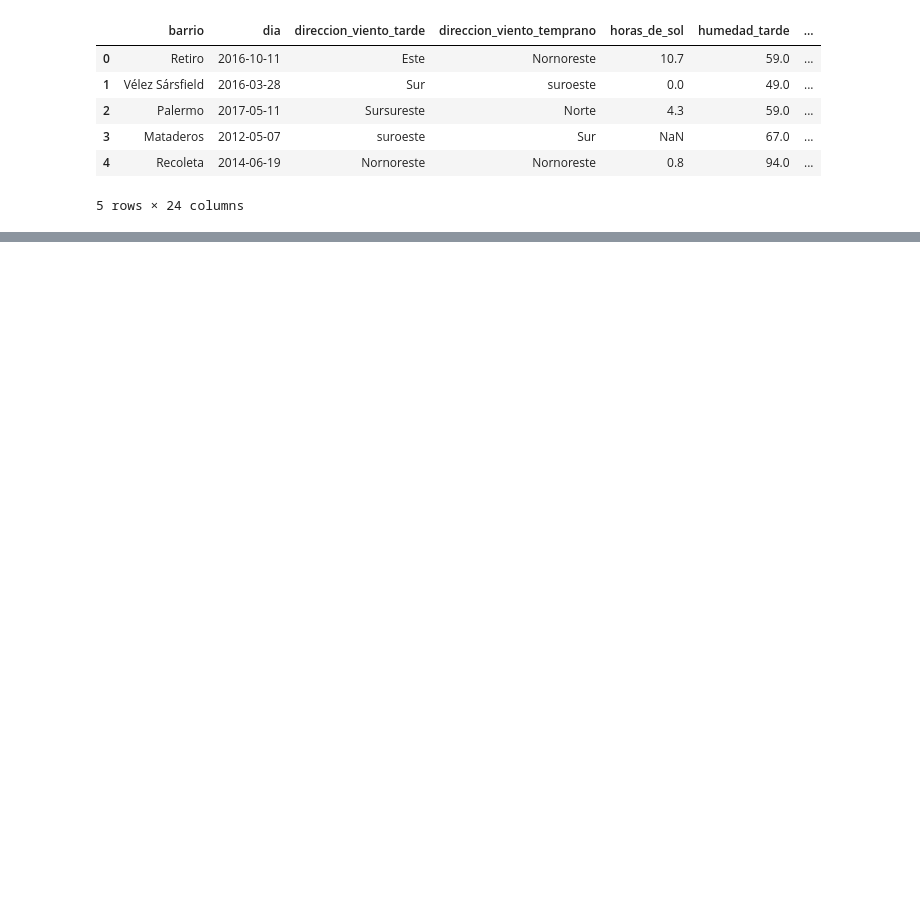
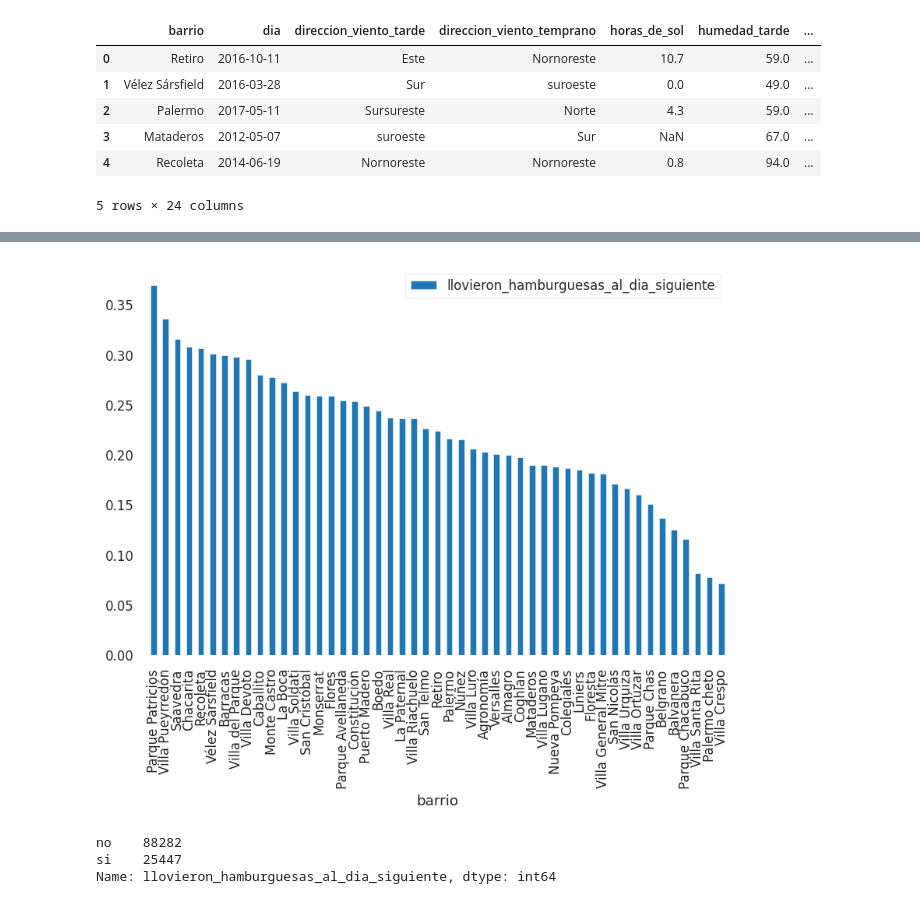
Before and after one commit to aflouret/lluvia-de-hamburguesas, a Jupyter notebook: tp.ipynb, the cells around one changed output, grey strips where cells are left out. Cells and saved outputs as stored; diff of their text form; code cells hidden in the pictures; blank space fills up the shorter version.

```diff
--- a/tp.ipynb
+++ b/tp.ipynb
@@ -34,0 +72,2 @@ df.head()
+# %%
+df['presion_atmosferica_tarde'] = pd.to_numeric(df['presion_atmosferica_tarde'],errors='coerce')
@@ -34,0 +94,17 @@ df.head()
+# %%
+plt.rcParams["figure.dpi"] = 120
+lluvia_por_barrios = df[['barrio', 'llovieron_hamburguesas_al_dia_siguiente']][df['llovieron_hamburguesas_al_dia_siguiente']=='si'].groupby('barrio').count()
+
+lluvia_por_barrios /=  df[['barrio', 'llovieron_hamburguesas_al_dia_siguiente']].groupby('barrio').count()
+
+lluvia_por_barrios.sort_values(by = 'llovieron_hamburguesas_al_dia_siguiente', ascending=False).plot(kind = 'bar')
+
+plt.show()
+# %% [output]
+[figure, added]
+# %%
+df['llovieron_hamburguesas_al_dia_siguiente'].value_counts()
+# %% [output]
+no    88282
+si    25447
+Name: llovieron_hamburguesas_al_dia_siguiente, dtype: int64
```
Also changed, not shown: parts of 5 cells of this notebook.
